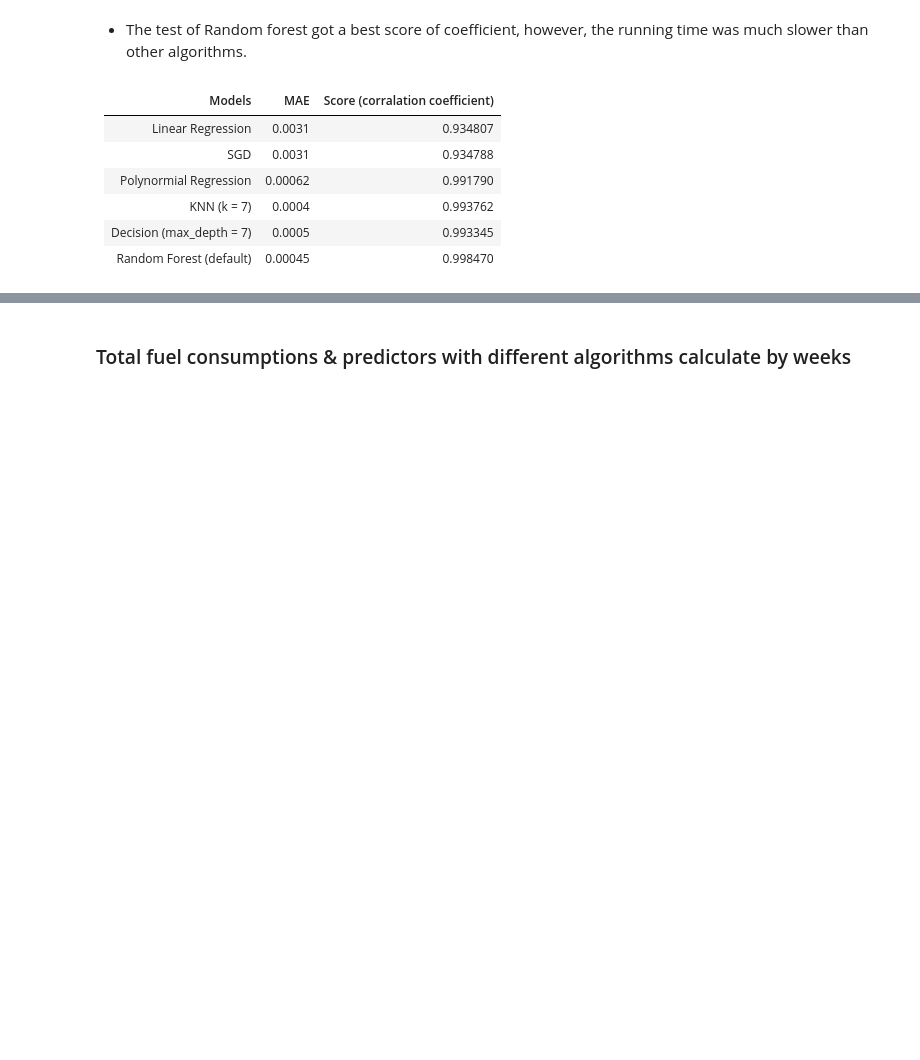
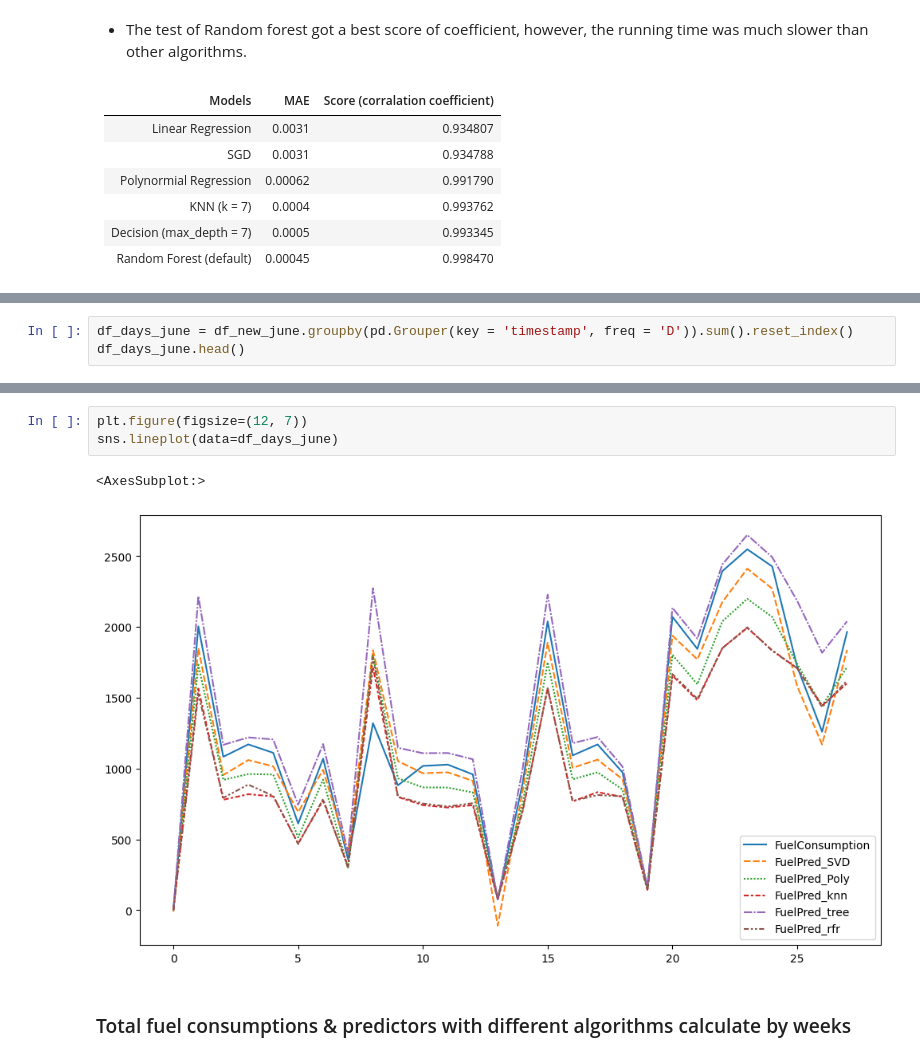
Before and after one commit to cooperhankun/Deep_learning, a Jupyter notebook: project/cetasol_aug/cetasol_agu.ipynb, the cells around one changed output, grey strips where cells are left out. Drawn from its saved outputs; the diff is of its cells as text; blank space fills up the shorter version.

```diff
--- a/project/cetasol_aug/cetasol_agu.ipynb
+++ b/project/cetasol_aug/cetasol_agu.ipynb
@@ -756,0 +763,3 @@ sns.lineplot(data=df_days)
+# %%
+df_days_june = df_new_june.groupby(pd.Grouper(key = 'timestamp', freq = 'D')).sum().reset_index()
+df_days_june.head()
@@ -757,3 +791,9 @@ sns.lineplot(data=df_days)
+# %%
+plt.figure(figsize=(12, 7))
+sns.lineplot(data=df_days_june)
+# %% [output]
+<AxesSubplot:>
+[figure, added]
 # %% [markdown]
 ### Total fuel consumptions  & predictors with different algorithms calculate by weeks
 # %%
```
Also changed, not shown: parts of 57 cells of this notebook.
